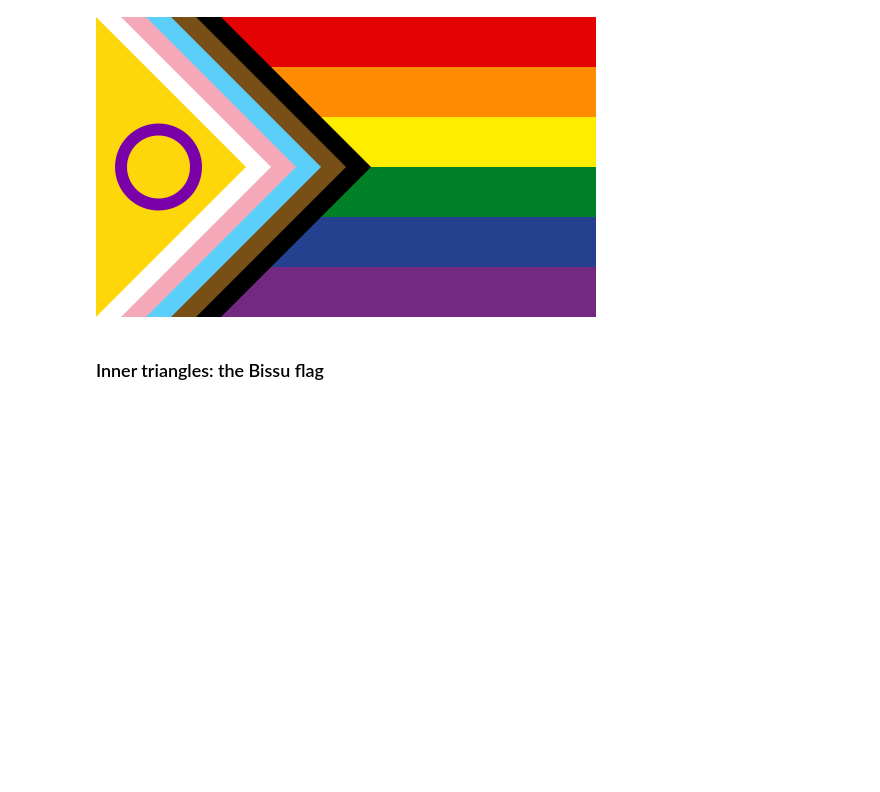
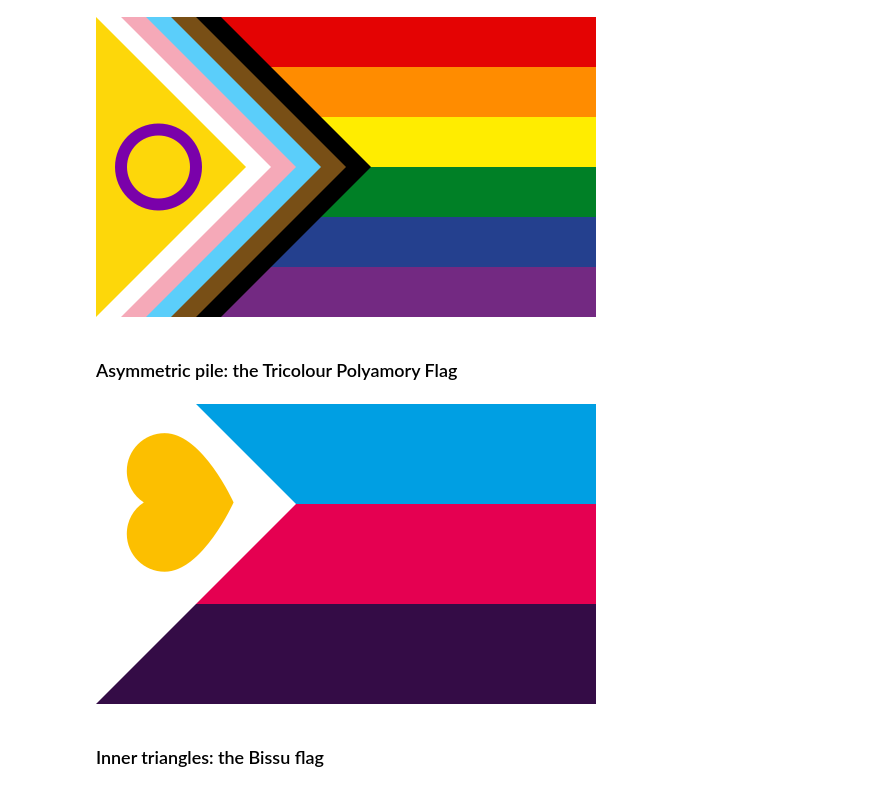
Before and after one commit to intervexual/drawpride, a Jupyter notebook: examples.ipynb, the cells around one changed output. Cells and saved outputs as stored; diff of their text form; code cells hidden in the pictures; blank space fills up the shorter version.

Commit message:
Adding support for asymmetric pile (polyamory) and equals sign (androgyne).

```diff
--- a/examples.ipynb
+++ b/examples.ipynb
@@ -185,5 +188,16 @@ filelocations = save_flag(d, 'mentalhealth', outdir, show_image=True)
 # %% [output]
 [figure]
+# %% [markdown]
+### Asymmetric pile: the Tricolour Polyamory Flag
+# %%
+# the tricolour polyamory flag
+d = draw.Drawing(500, 300)
+sw = draw_horiz_bars(d, ['#009fe3', '#e50051', '#340c46'])
+draw_asympile(d, 'white')
+draw_heart(d, '#fcbf00', orientation=VERTICAL, wid=0.35*d.width, hei=d.height*0.63, size_ratio=0.8)
+filelocations = save_flag(d, 'polyamory', outdir, show_image=True)
+# %% [output]
+[figure, added]
 # %% [markdown]
 ### Inner triangles: the Bissu flag
 # %%
```
Also changed, not shown: parts of 4 cells of this notebook, 9 other files.
